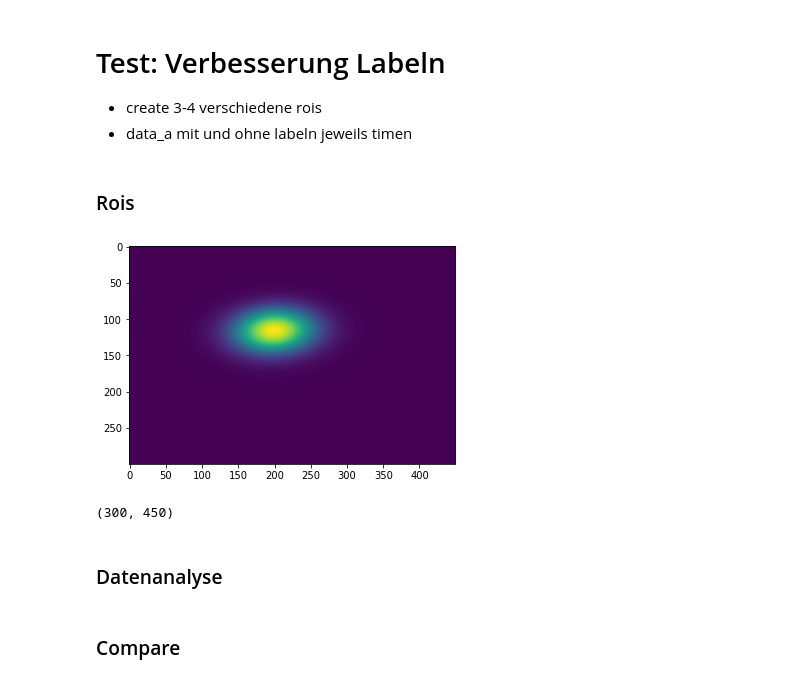
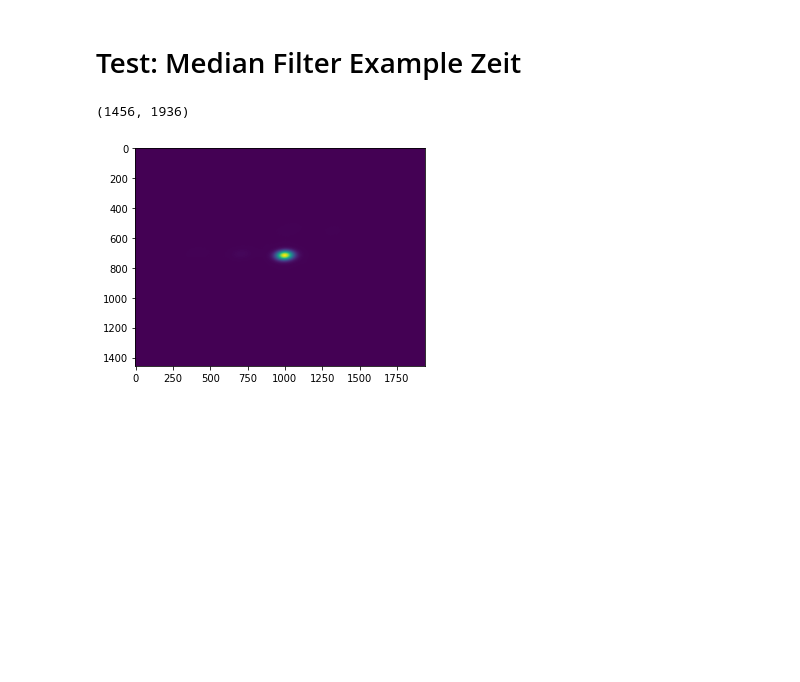
Before and after one commit to claryguru/BA_epics_camera, a Jupyter notebook: Jupiter/Median_Test.ipynb, the cells around one changed output. Drawn from its saved outputs; the diff is of its cells as text; code cells hidden in the pictures; blank space fills up the shorter version.

```diff
--- a/Jupiter/Median_Test.ipynb
+++ b/Jupiter/Median_Test.ipynb
@@ -1,8 +1,5 @@
-# %% [markdown]
-# Test: Verbesserung Labeln
-
-- create 3-4 verschiedene rois
-- data_a mit und ohne labeln jeweils timen
+# %% [markdown]
+# Test: Median Filter Example Zeit
 # %%
 # import
 import numpy as np
@@ -11,25 +9,11 @@ from data_analyzer import DataAnalyzer
-# %% [markdown]
-### Rois
 # %%
 # create data
 with open('D:\\HZB\\Camera_Data\\mls13\\1test.npy', 'rb') as f:
         data = np.load(f)
 data = data.reshape(1456, 1936)
-roi = data[(slice(600, 900, None),
-            slice(800, 1250, None))]
-plt.imshow(roi, cmap='viridis')
+print(data.shape)
+plt.imshow(data, cmap='viridis')
 plt.show()
-print(roi.shape)
-
-init_roi= {'control_params_values':
-                    {'roi_x_start': 800,
-                    'roi_x_stop': 1250,
-                    'roi_y_start': 600,
-                    'roi_y_stop': 900,
-                    'factor': 0.1,
-                    'median_flt': True}}
 # %% [output]
+(1456, 1936)
-[figure, old version]
+[figure, new version]
-(300, 450)
-# %% [markdown]
-### Datenanalyse
@@ -89,2 +19,0 @@ cam_dat_eps = fake_CamDatEps()
-# %% [markdown]
-### Compare
```
Also changed, not shown: parts of 16 cells of this notebook, 5 other files.
